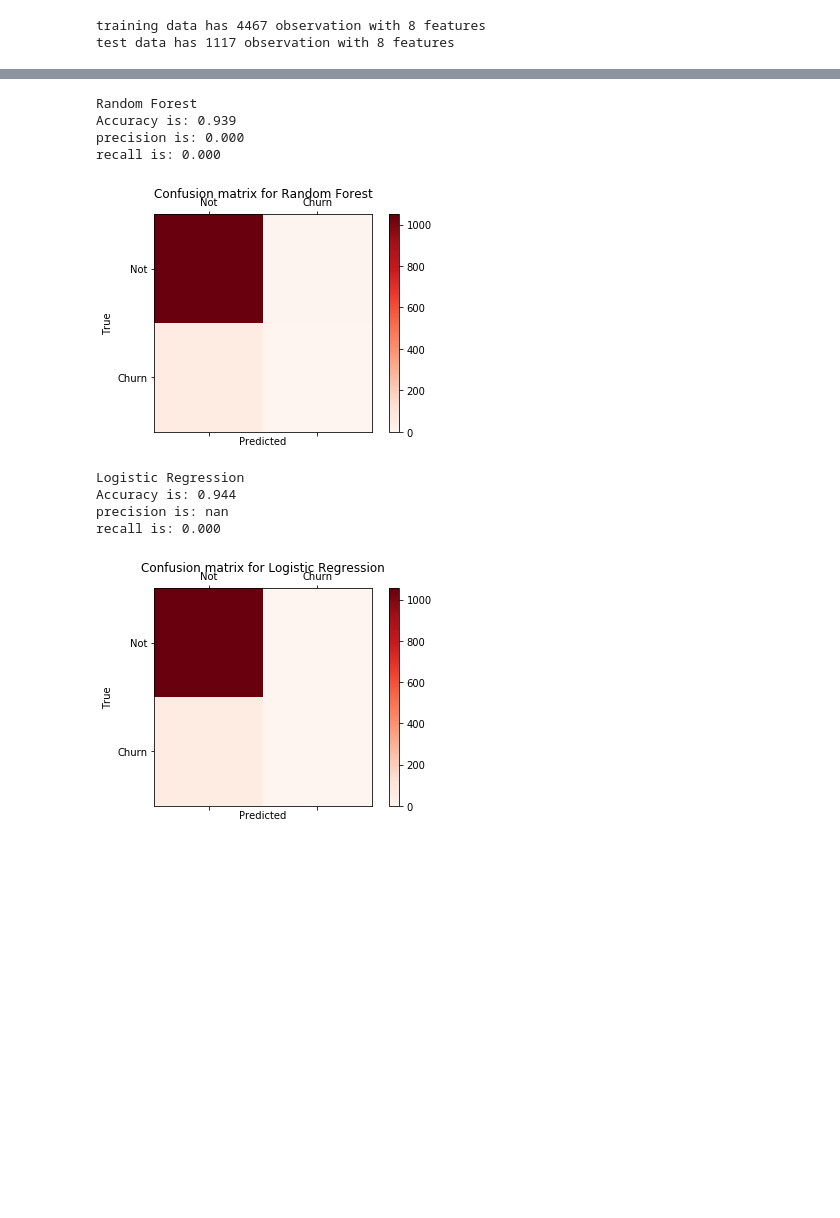
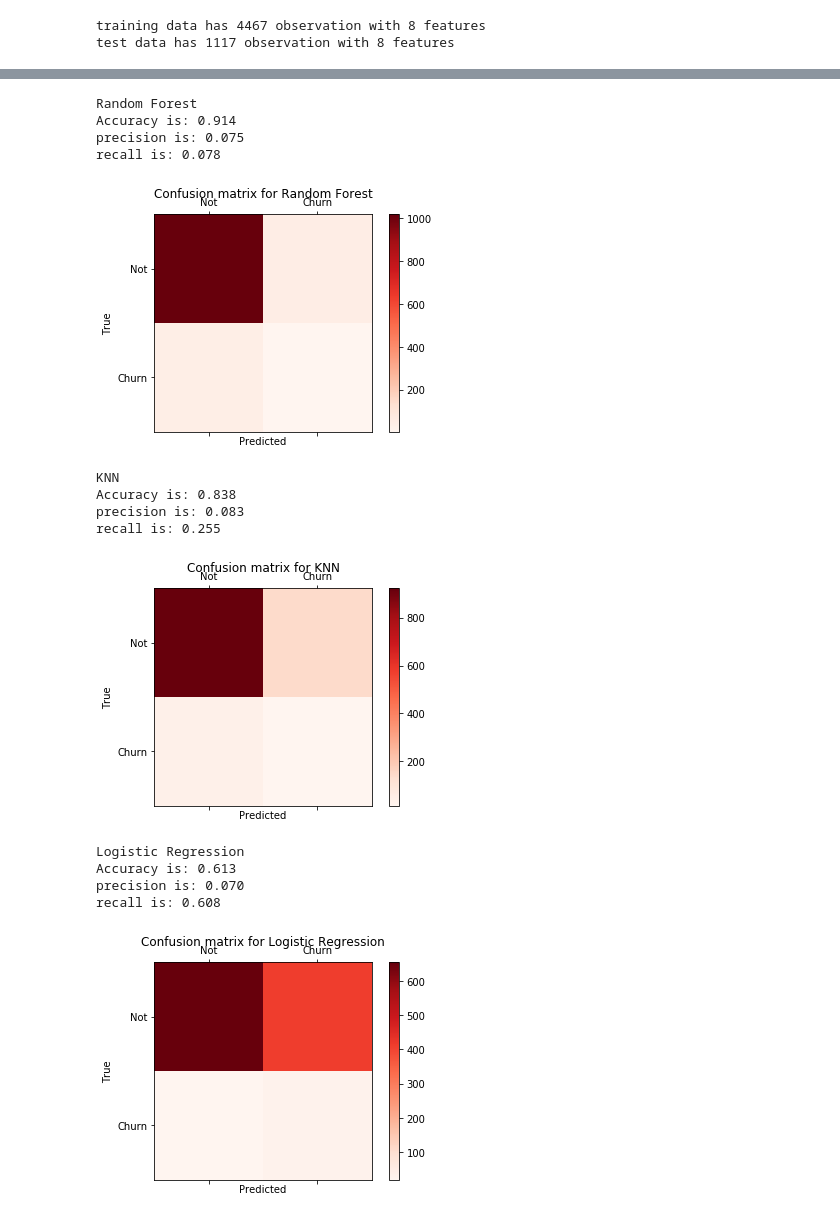
Before and after one commit to skyblueutd/ChurnPrediction, a Jupyter notebook: Churn.ipynb, the cells around one changed output, grey strips where cells are left out. Drawn from its saved outputs; the diff is of its cells as text; code cells hidden in the pictures; blank space fills up the shorter version.

Commit message:
Update Churn.ipynb
Continued

```diff
--- a/Churn.ipynb
+++ b/Churn.ipynb
@@ -13,5 +24,5 @@ pd.set_option('display.max_columns', None)#display all columns
 # %%
-checkchurn_df = pd.read_csv('equity_value_data.csv')
+checkchurn_df = pd.read_csv(path + '/equity_value_data.csv')
 checkchurn_df.head()
 # %% [output]
 |  | timestamp | close_equity | user_id |
@@ -63,5 +74,5 @@ print (len(s))
 # %%
-churn_df = pd.read_csv('features_data.csv')
+churn_df = pd.read_csv(path +'/features_data.csv')
 churn_df.head()
 # %% [output]
 |  | risk_tolerance | investment_experience | liquidity_needs | platform | time_spent | instrument_type_first_traded | ... |
@@ -226,5 +241,7 @@ print('test data has %d observation with %d features'% X_test.shape)
 training data has 4467 observation with 8 features
 test data has 1117 observation with 8 features
 # %%
-# #SMOTE sampling
-# from imblearn.over_sampling import SMOTE
+#Smote Sampling
+from imblearn.over_sampling import SMOTE
+smote = SMOTE(random_state=12)
+X_train, y_train = smote.fit_sample(X_train, y_train)
@@ -309,3 +340,5 @@ Best parameters set:
+# %%
+best_KNN_model = Grid_KNN.best_estimator_
 # %%
 #Find Optimal Hyperparameters: Random Forest
 parameters = {
@@ -371,23 +410,29 @@ def draw_confusion_matrices(confusion_matricies):
 # %%
 %matplotlib inline
 
 confusion_matrices = [
     ("Random Forest", confusion_matrix(y_test,best_RF_model.predict(X_test))),
+    ("KNN", confusion_matrix(y_test,best_KNN_model.predict(X_test))),
     ("Logistic Regression", confusion_matrix(y_test,best_LR_model.predict(X_test))),
 ]
 
 draw_confusion_matrices(confusion_matrices)
 # %% [output]
 Random Forest
-Accuracy is: 0.939
-precision is: 0.000
-recall is: 0.000
+Accuracy is: 0.914
+precision is: 0.075
+recall is: 0.078
-[figure, old version]
+[figure, new version]
-Logistic Regression
-Accuracy is: 0.944
-precision is: nan
-recall is: 0.000
+KNN
+Accuracy is: 0.838
+precision is: 0.083
+recall is: 0.255
-[figure, old version]
+[figure, new version]
+Logistic Regression
+Accuracy is: 0.613
+precision is: 0.070
+recall is: 0.608
+[figure, added]
 # %%
 #ROC of RF Model
 from sklearn.metrics import roc_curve
```
Also changed, not shown: parts of 29 cells of this notebook.
